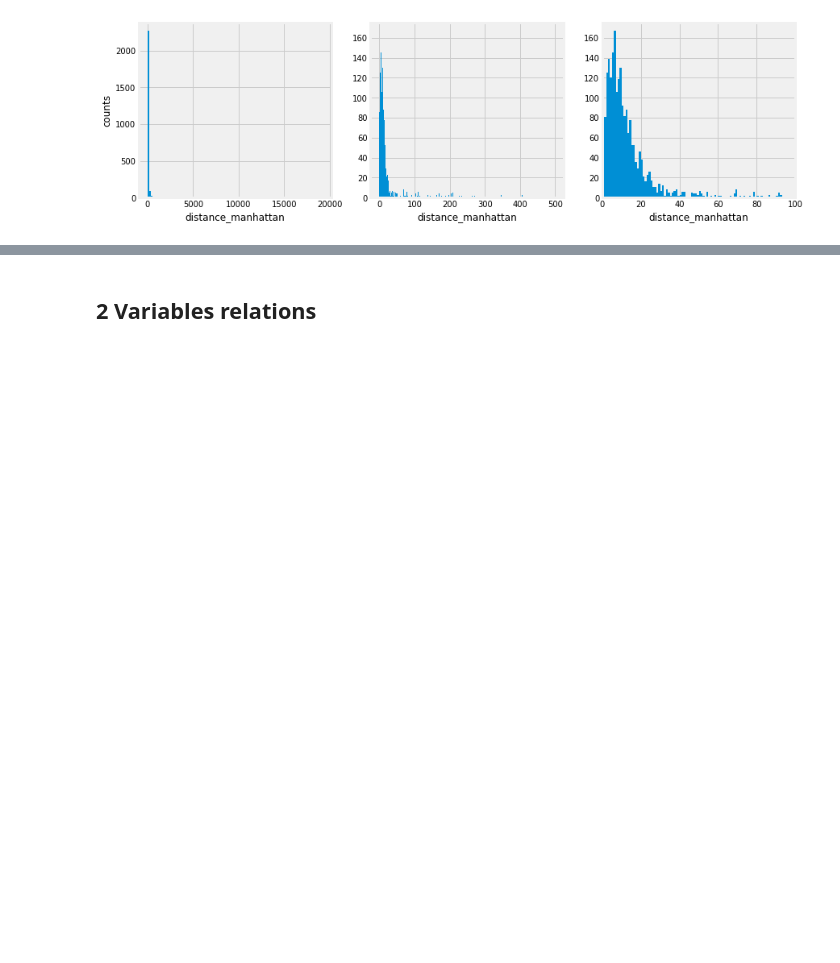
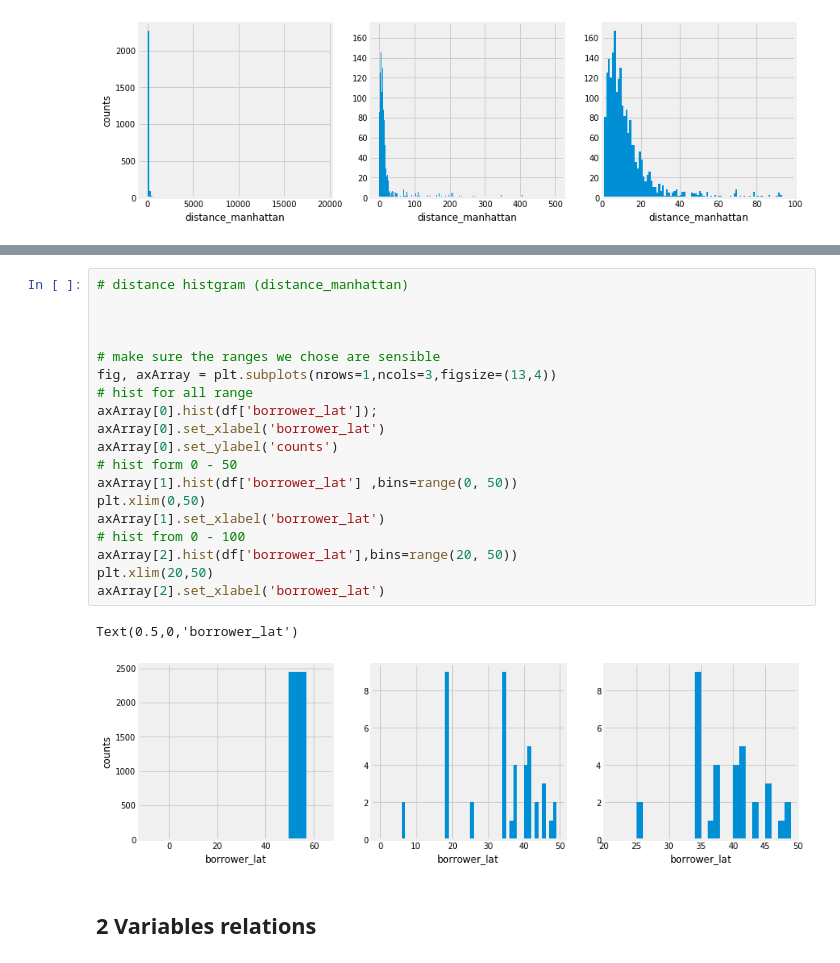
Before and after one commit to yennanliu/web_scraping, a Jupyter notebook: carandclassic/analysis/Rental_Location_EDA.ipynb, the cells around one changed output, grey strips where cells are left out. Cells and saved outputs as stored; diff of their text form; blank space fills up the shorter version.

```diff
--- a/carandclassic/analysis/Rental_Location_EDA.ipynb
+++ b/carandclassic/analysis/Rental_Location_EDA.ipynb
@@ -131,3 +170,25 @@ Text(0.5,0,'distance_manhattan')
+# %%
+# distance histgram (distance_manhattan)
+
+
+
+# make sure the ranges we chose are sensible
+fig, axArray = plt.subplots(nrows=1,ncols=3,figsize=(13,4))
+# hist for all range
+axArray[0].hist(df['borrower_lat']);
+axArray[0].set_xlabel('borrower_lat')
+axArray[0].set_ylabel('counts')
+# hist form 0 - 50
+axArray[1].hist(df['borrower_lat'] ,bins=range(0, 50))
+plt.xlim(0,50)
+axArray[1].set_xlabel('borrower_lat')
+# hist from 0 - 100
+axArray[2].hist(df['borrower_lat'],bins=range(20, 50))
+plt.xlim(20,50)
+axArray[2].set_xlabel('borrower_lat')
+# %% [output]
+Text(0.5,0,'borrower_lat')
+[figure, added]
 # %% [markdown]
 ## 2 Variables relations
 # %% [markdown]
```
Also changed, not shown: parts of 6 cells of this notebook.
